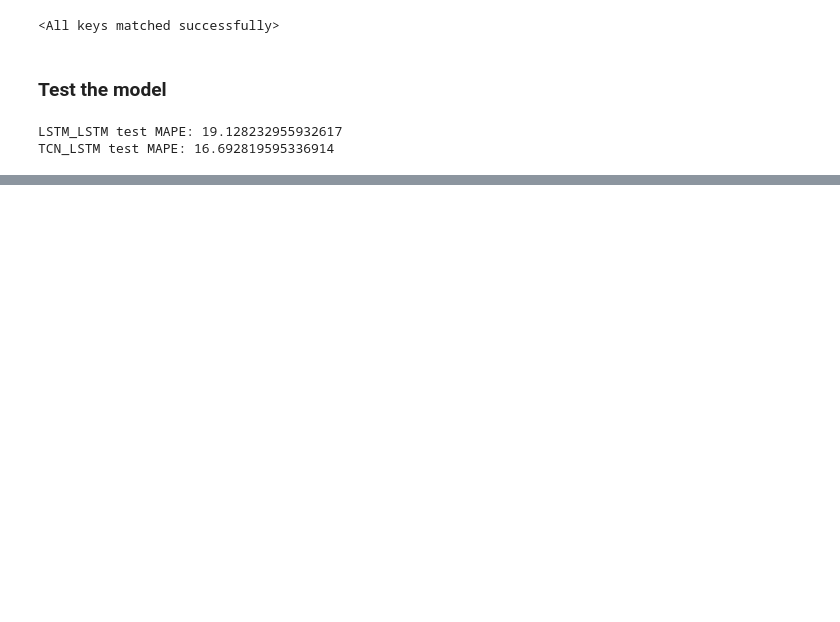
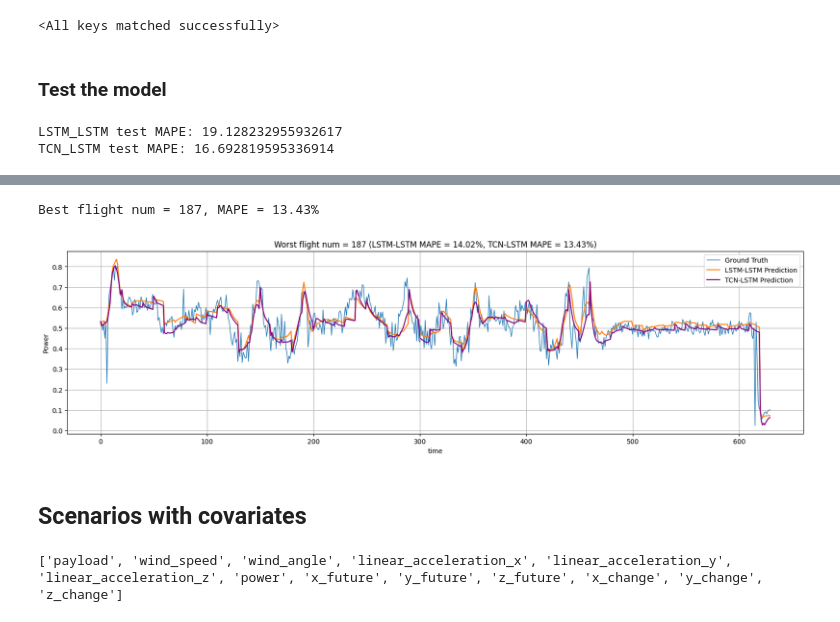
Before and after one commit to LeoLi23/553-ev-project, a Jupyter notebook: main.ipynb, the cells around one changed output, grey strips where cells are left out. Saved outputs shown, nothing was run; the diff lists cells and outputs as text; code cells hidden in the pictures; blank space fills up the shorter version.

```diff
--- a/main.ipynb
+++ b/main.ipynb
@@ -149,0 +267,51 @@ TCN_LSTM test MAPE: 9.021327018737793
+# %%
+# plot the worst flight
+
+print(f'Best flight num = {worst_flight_num}, MAPE = {worst_flight_mape:.2f}%')
+
+test_data = data[(data['flight'] == worst_flight_num) & (data['power'] > 0.02)]
+input_seq, output_seq = create_sequences(test_data[select_features].values,
+                                            test_data['power'].values, input_len, output_len)
+
+input_seq = torch.tensor(input_seq, dtype=torch.float32).to(device)
+output_seq = torch.tensor(output_seq, dtype=torch.float32).to(device)
+targets = output_seq.cpu().numpy()
+
+lstm_lstm.eval()
+with torch.no_grad():
+    outputs1 = lstm_lstm(input_seq)  # No need for target length
+    outputs1 = outputs1.squeeze(-1)  # Now [batch_size, 2]
+    outputs1 = outputs1.cpu().numpy()
+
+tcn_lstm.eval()
+with torch.no_grad():
+    outputs2 = tcn_lstm(input_seq)  # No need for target length
+    outputs2 = outputs2.squeeze(-1)  # Now [batch_size, 2]
+    outputs2 = outputs2.cpu().numpy()
+
+mape1 = np.mean(np.abs((outputs1 - targets) / targets)) * 100
+mape2 = np.mean(np.abs((outputs2 - targets) / targets)) * 100
+
+gt_powers = []
+pred_powers1 = []
+pred_powers2 = []
+for i in range(0, len(targets), output_len):
+    gt_powers.extend(list(targets[i]))
+    pred_powers1.extend(list(outputs1[i]))
+    pred_powers2.extend(list(outputs2[i]))
+
+plt.figure(figsize=(20, 5))
+plt.plot(gt_powers, label='Ground Truth', linewidth=1)
+plt.plot(pred_powers1, label='LSTM-LSTM Prediction', linewidth=1.6)
+plt.plot(pred_powers2, label='TCN-LSTM Prediction', linewidth=1.6, color='purple')
+plt.title(f'Worst flight num = {worst_flight_num} (LSTM-LSTM MAPE = {mape1:.2f}%, TCN-LSTM MAPE = {mape2:.2f}%)')
+plt.xlabel('time')
+plt.ylabel('Power')
+plt.grid()
+plt.legend()
+plt.show()
+# %% [output]
+Best flight num = 187, MAPE = 13.43%
+[figure, added]
+# %% [markdown]
+## Scenarios with covariates
@@ -150,10 +321,9 @@ TCN_LSTM test MAPE: 9.021327018737793
 # %%
-# Data loader
-input_len, output_len = 20, 10
-all_features = getFeatures(covariates=False)
-select_features = ['payload', 'wind_speed', 'wind_angle', 'linear_acceleration_x',
-                   'linear_acceleration_y', 'linear_acceleration_z', 'power']
+# Specify the features to be used
+data = pd.read_csv('flights.csv')
+select_features = ['payload', 'wind_speed', 'wind_angle', 'linear_acceleration_x', 'linear_acceleration_y', 'linear_acceleration_z', 'power']
 
-data = pd.read_csv('flights.csv')
-data, train_loader, val_loader, test_loader, d_split = get_data_loaders(data, input_len, output_len, test_size=0.2, val_size=0.2,
-                                                                        features=None, covariates=False)
+data, train_loader, val_loader, test_loader, d_split, scaler = get_data_loaders(data, input_len, output_len, test_size=0.2, val_size=0.2,
+                                                                                features=select_features, covariates=True)
+# %% [output]
+['payload', 'wind_speed', 'wind_angle', 'linear_acceleration_x', 'linear_acceleration_y', 'linear_acceleration_z', 'power', 'x_future', 'y_future', 'z_future', 'x_change', 'y_change', 'z_change']
```
Also changed, not shown: parts of 27 cells of this notebook, 8 other files.
